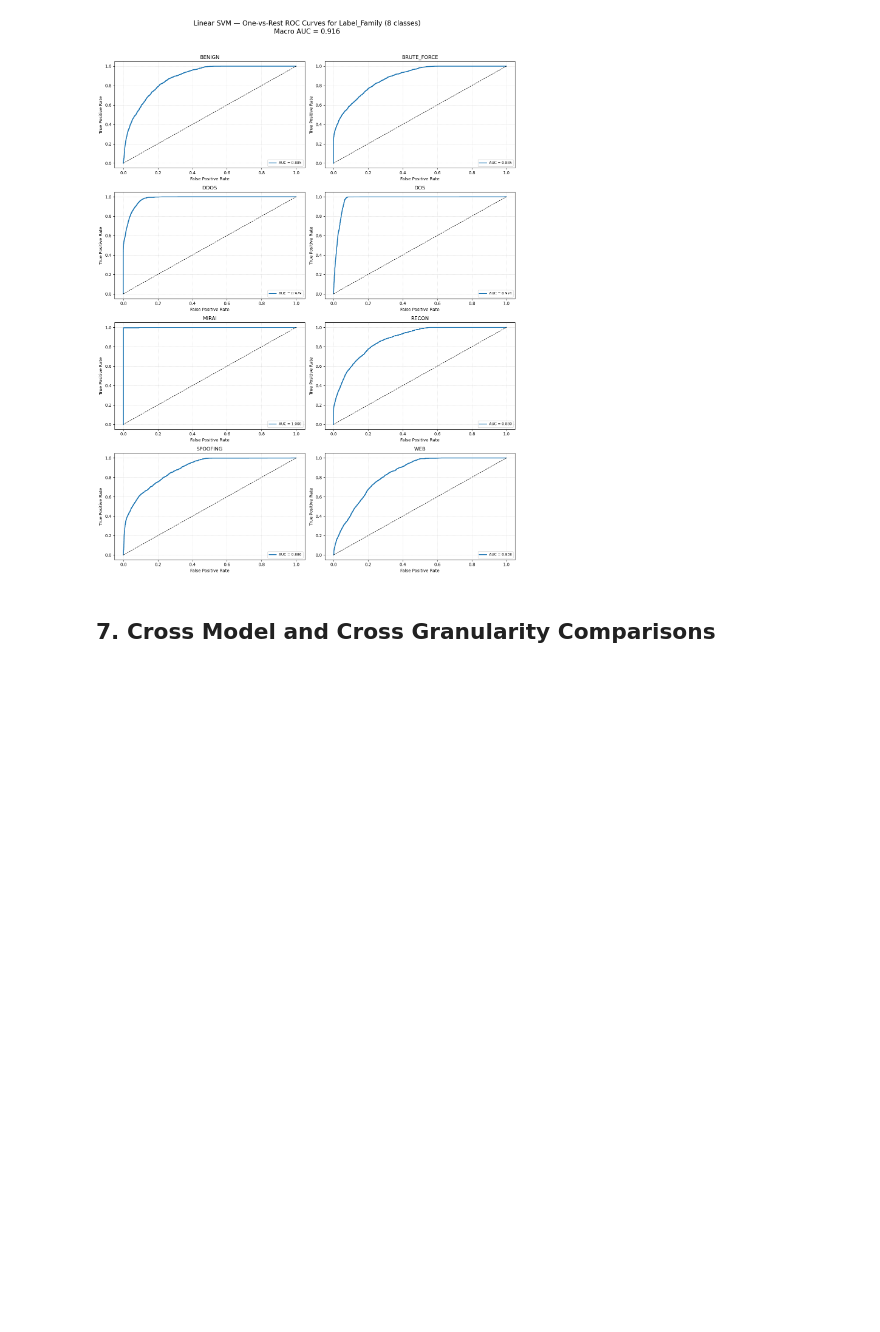
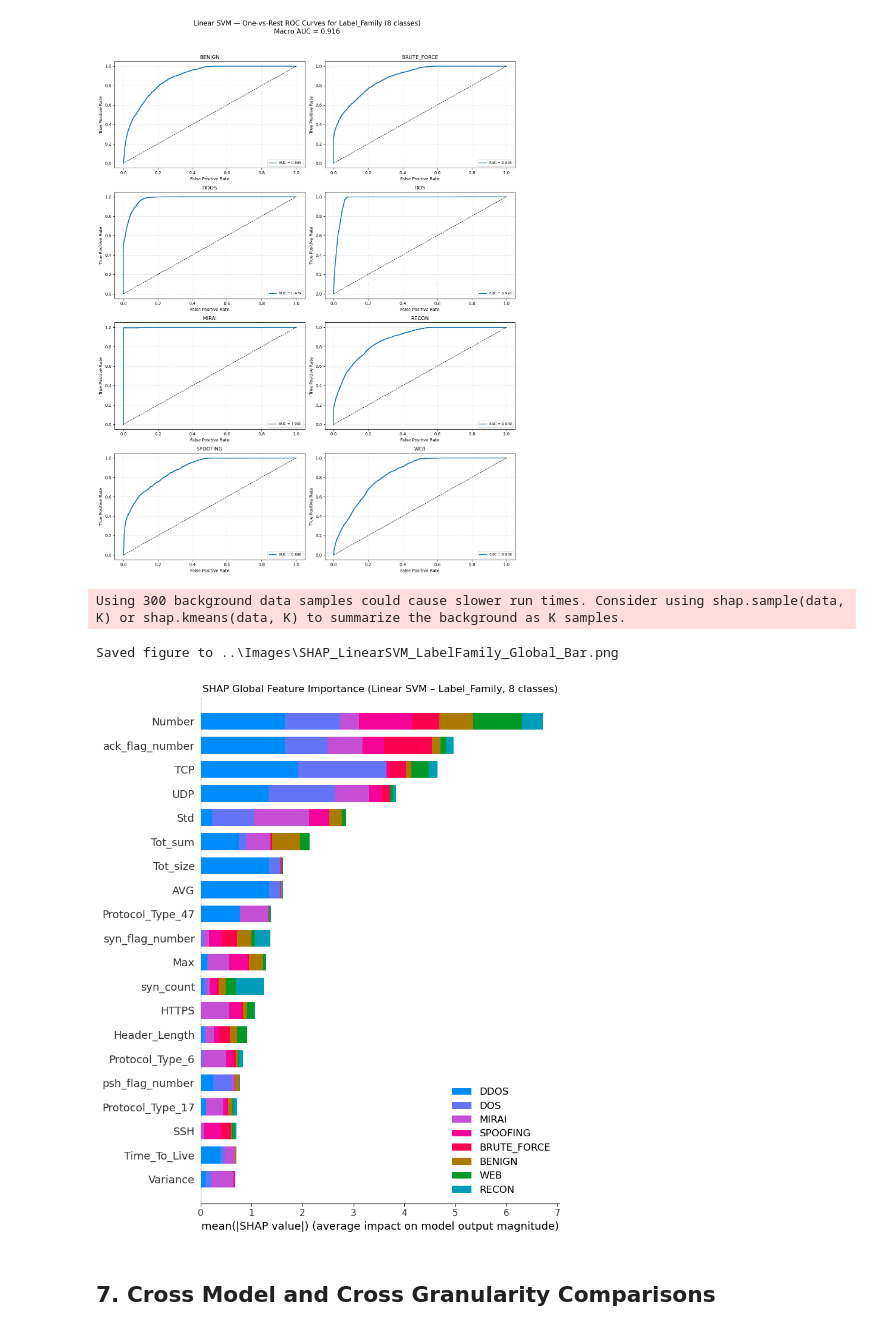
Before and after one commit to gw-00/Cybersecurity_Capstone, a Jupyter notebook: Code_Library/Linear_Modeling.ipynb, the cells around one changed output. Drawn from its saved outputs; the diff is of its cells as text; code cells hidden in the pictures; blank space fills up the shorter version.

```diff
--- a/Code_Library/Linear_Modeling.ipynb
+++ b/Code_Library/Linear_Modeling.ipynb
@@ -536,6 +585,68 @@ plt.show()
 # %% [output]
 Saved figure to ..\Images\LinearSVM_Label_Family_OvR_ROC.png
 [figure]
+# %%
+### SHAP Feature Importance — Linear SVM (Label_Family, 8 classes)
+# extract fitted preprocessor + model
+preproc_svm = linearsvc_family_pipeline.named_steps["preprocessor"]
+svm_model = linearsvc_family_pipeline.named_steps["model"]
+
+# transform train and test sets
+X_train_svm_trans = preproc_svm.transform(X_train_family)
+X_test_svm_trans  = preproc_svm.transform(X_test_family)
+
+# convert sparse → dense if needed
+if hasattr(X_train_svm_trans, "toarray"):
+    X_train_svm_trans = X_train_svm_trans.toarray()
+    X_test_svm_trans  = X_test_svm_trans.toarray()
+
+# build feature names
+ohe = preproc_svm.named_transformers_["cat"].named_steps["onehot"]
+cat_feature_names = ohe.get_feature_names_out(categorical_features)
+feature_names_svm = np.concatenate([numeric_features, cat_feature_names])
+
+# build a smaller background set (KernelExplainer gets slow on large N)
+background_size = min(300, X_train_svm_trans.shape[0])
+background_svm = X_train_svm_trans[:background_size]
+
+# define a prediction function that returns decision_function scores
+def svm_predict(X):
+    return svm_model.decision_function(X)
+
+# create SHAP KernelExplainer
+explainer_svm = shap.KernelExplainer(
+    svm_predict,
+    background_svm
+)
+
+# compute SHAP values for test set (subset to keep memory manageable)
+test_sample_size = min(400, X_test_svm_trans.shape[0])
+X_test_subset = X_test_svm_trans[:test_sample_size]
+
+shap_values_svm = explainer_svm.shap_values(X_test_subset)
+
+# global summary bar plot
+plt.figure(figsize=(10, 8))
+shap.summary_plot(
+    shap_values_svm,
+    X_test_subset,
+    feature_names=feature_names_svm,
+    plot_type="bar",
+    class_names=linearsvc_family_pipeline.classes_,
+    show=False,
+    max_display=20
+)
+
+fig = plt.gcf()
+plt.title("SHAP Global Feature Importance (Linear SVM – Label_Family, 8 classes)")
+plt.tight_layout()
+# Save with your helper
+save_figure(fig, "SHAP_LinearSVM_LabelFamily_Global_Bar.png")
+plt.show()
+# %% [output]
+Using 300 background data samples could cause slower run times. Consider using shap.sample(data, K) or shap.kmeans(data, K) to summarize the background as K samples.
+Saved figure to ..\Images\SHAP_LinearSVM_LabelFamily_Global_Bar.png
+[figure, added]
 # %% [markdown]
 ## 7. Cross Model and Cross Granularity Comparisons
 # %% [markdown]
```
Also changed, not shown: parts of 6 cells of this notebook, 2 other files.
